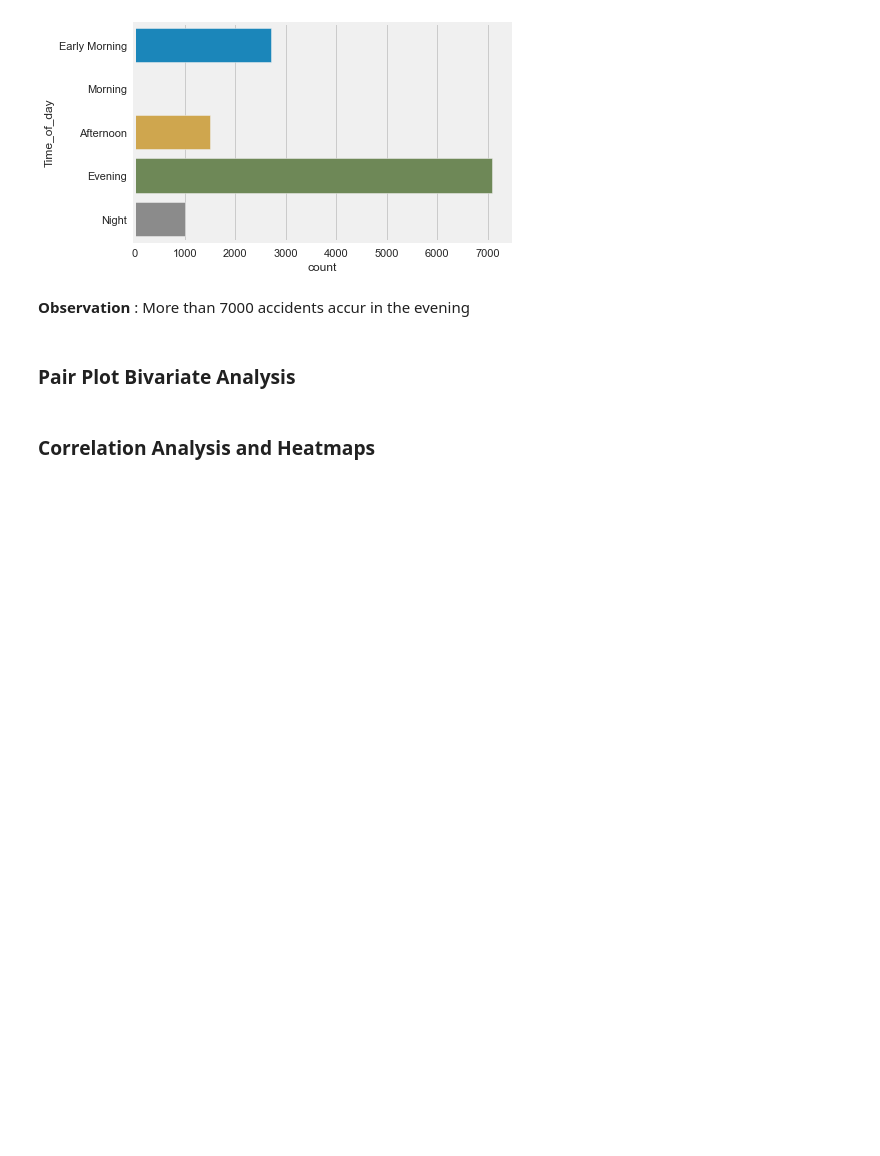
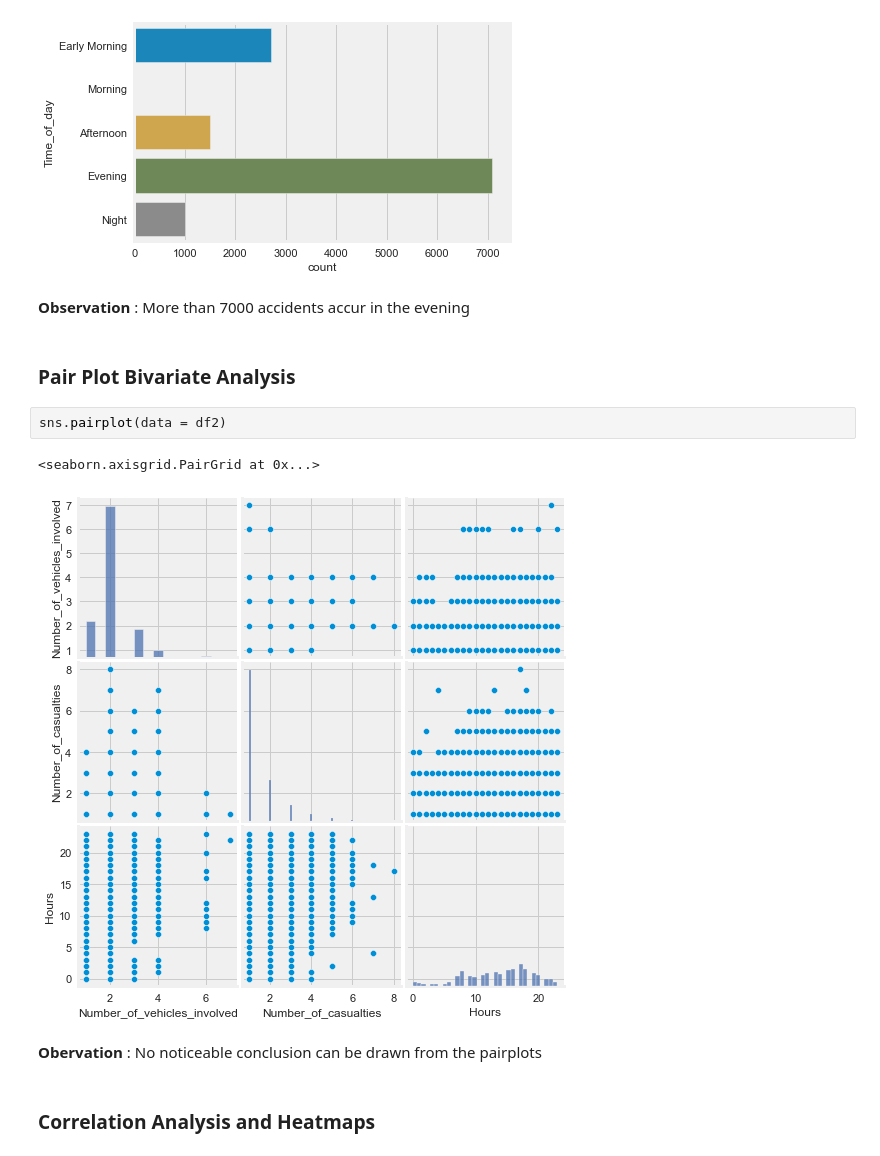
Before and after one commit to vedanthv/Road-Traffic-Accident-Severity-Classification, a Jupyter notebook: RoadTrafficSeverityProject.ipynb, the cells around one changed output. Saved outputs shown, nothing was run; the diff lists cells and outputs as text; blank space fills up the shorter version.

```diff
--- a/RoadTrafficSeverityProject.ipynb
+++ b/RoadTrafficSeverityProject.ipynb
@@ -539,5 +581,12 @@ sns.countplot(y = 'Time_of_day',data = df_eda)
 **Observation** : More than 7000 accidents accur in the evening
 # %% [markdown]
 ### Pair Plot Bivariate Analysis
+# %%
+sns.pairplot(data = df2)
+# %% [output]
+<seaborn.axisgrid.PairGrid at 0x...>
+[figure, added]
+# %% [markdown]
+**Obervation** : No noticeable conclusion can be drawn from the pairplots
 # %% [markdown]
 ### Correlation Analysis and Heatmaps
```
Also changed, not shown: parts of 14 cells of this notebook.
